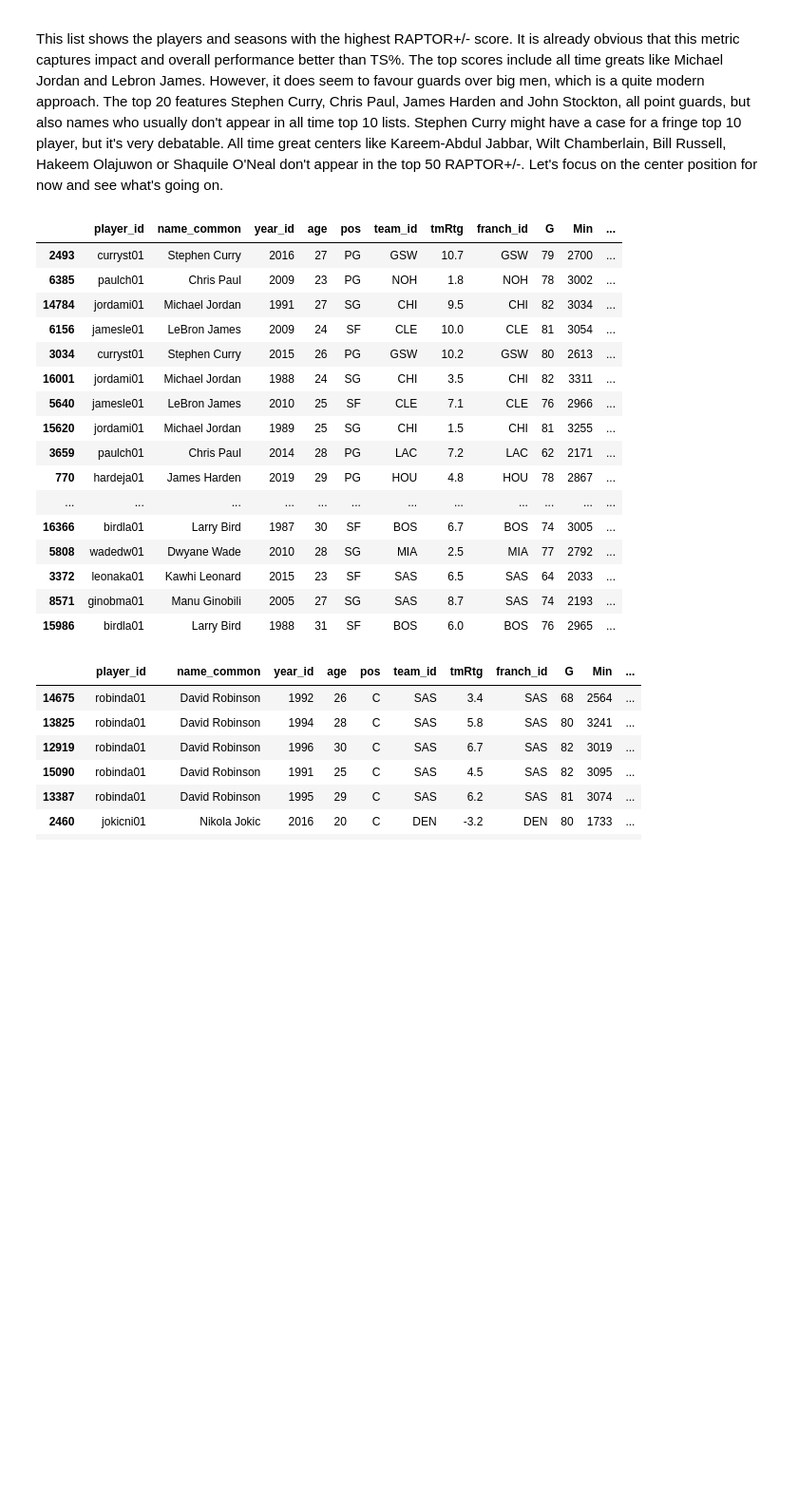
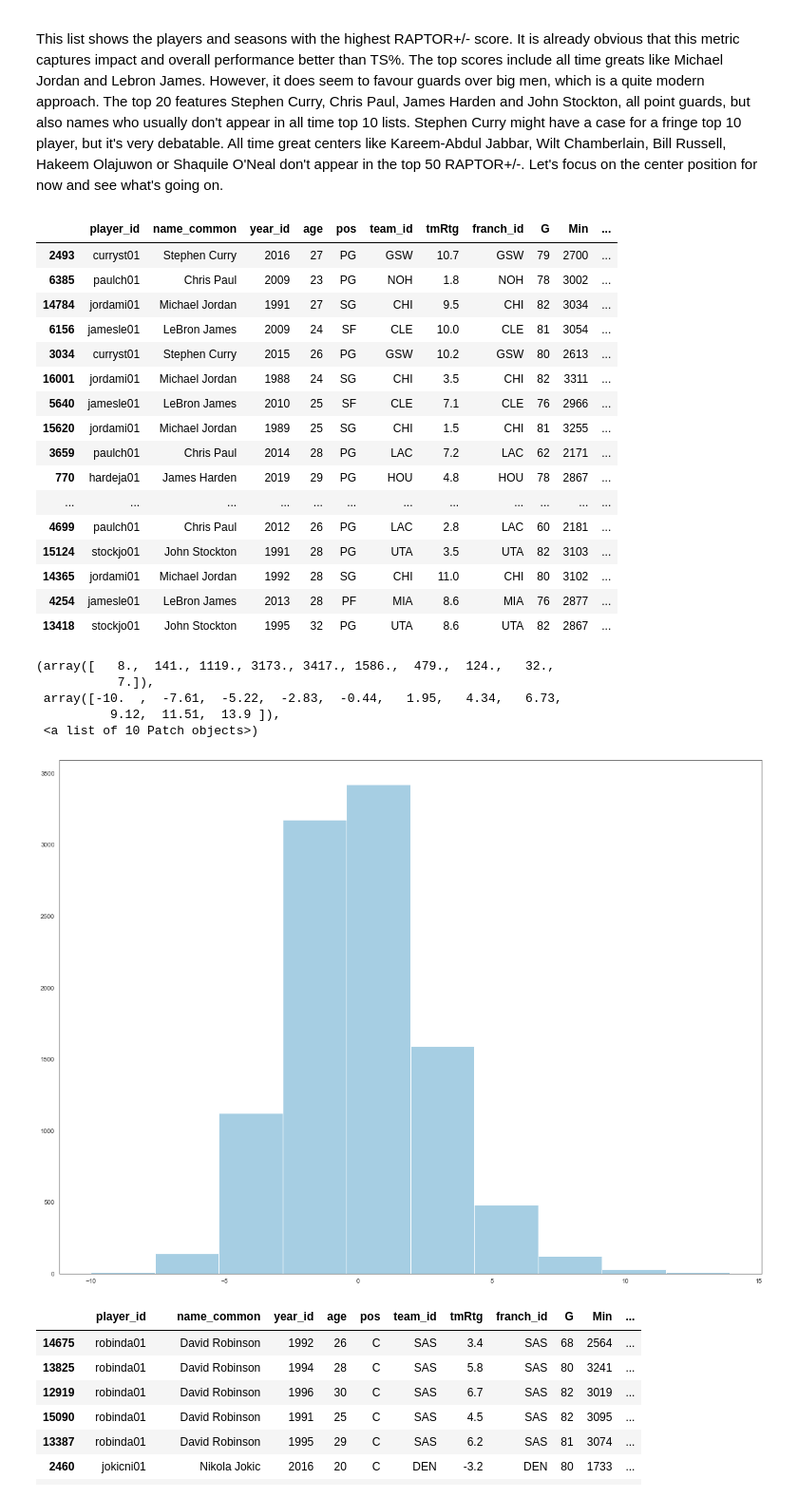
Before and after one commit to carl2727/NBA-data-analysis-project, a Jupyter notebook: 01.ipynb, the cells around one changed output. Shown at 95% size. Cells and saved outputs as stored; diff of their text form; code cells hidden in the pictures; blank space fills up the shorter version.

```diff
--- a/01.ipynb
+++ b/01.ipynb
@@ -16,6 +16,10 @@ import seaborn as sns
 from IPython.display import display
 
 pd.options.display.max_columns = None
+
+#seaborn settings
+sns.set_palette("Paired")
+sns.set_style("white")
 # %% [markdown]
 ### First impressions of the data
 
@@ -131,25 +135,32 @@ This list consists mostly of centers, which makes sense, because they tend to ta
 This list shows the players and seasons with the highest RAPTOR+/- score. It is already obvious that this metric captures impact and overall performance better than TS%. The top scores include all time greats like Michael Jordan and Lebron James. However, it does seem to favour guards over big men, which is a quite modern approach. The top 20 features Stephen Curry, Chris Paul, James Harden and John Stockton, all point guards, but also names who usually don't appear in all time top 10 lists. Stephen Curry might have a case for a fringe top 10 player, but it's very debatable. All time great centers like Kareem-Abdul Jabbar, Wilt Chamberlain, Bill Russell, Hakeem Olajuwon or Shaquile O'Neal don't appear in the top 50 RAPTOR+/-. Let's focus on the center position for now and see what's going on.
 # %%
 rap1 = nba1.sort_values(by=["Raptor+/-"], ascending=False)
-display(rap1.head(50))
+display(rap1.head(25))
+plt.hist(rap1["Raptor+/-"])
 # %% [output]
 |  | player_id | name_common | year_id | age | pos | team_id | tmRtg | franch_id | G | Min | ... |
 | 2493 | curryst01 | Stephen Curry | 2016 | 27 | PG | GSW | 10.7 | GSW | 79 | 2700 | ... |
 | 6385 | paulch01 | Chris Paul | 2009 | 23 | PG | NOH | 1.8 | NOH | 78 | 3002 | ... |
 | 14784 | jordami01 | Michael Jordan | 1991 | 27 | SG | CHI | 9.5 | CHI | 82 | 3034 | ... |
 | 6156 | jamesle01 | LeBron James | 2009 | 24 | SF | CLE | 10.0 | CLE | 81 | 3054 | ... |
 | 3034 | curryst01 | Stephen Curry | 2015 | 26 | PG | GSW | 10.2 | GSW | 80 | 2613 | ... |
 | 16001 | jordami01 | Michael Jordan | 1988 | 24 | SG | CHI | 3.5 | CHI | 82 | 3311 | ... |
 | 5640 | jamesle01 | LeBron James | 2010 | 25 | SF | CLE | 7.1 | CLE | 76 | 2966 | ... |
 | 15620 | jordami01 | Michael Jordan | 1989 | 25 | SG | CHI | 1.5 | CHI | 81 | 3255 | ... |
 | 3659 | paulch01 | Chris Paul | 2014 | 28 | PG | LAC | 7.2 | LAC | 62 | 2171 | ... |
 | 770 | hardeja01 | James Harden | 2019 | 29 | PG | HOU | 4.8 | HOU | 78 | 2867 | ... |
 | ... | ... | ... | ... | ... | ... | ... | ... | ... | ... | ... | ... |
-| 16366 | birdla01 | Larry Bird | 1987 | 30 | SF | BOS | 6.7 | BOS | 74 | 3005 | ... |
-| 5808 | wadedw01 | Dwyane Wade | 2010 | 28 | SG | MIA | 2.5 | MIA | 77 | 2792 | ... |
-| 3372 | leonaka01 | Kawhi Leonard | 2015 | 23 | SF | SAS | 6.5 | SAS | 64 | 2033 | ... |
-| 8571 | ginobma01 | Manu Ginobili | 2005 | 27 | SG | SAS | 8.7 | SAS | 74 | 2193 | ... |
-| 15986 | birdla01 | Larry Bird | 1988 | 31 | SF | BOS | 6.0 | BOS | 76 | 2965 | ... |
+| 4699 | paulch01 | Chris Paul | 2012 | 26 | PG | LAC | 2.8 | LAC | 60 | 2181 | ... |
+| 15124 | stockjo01 | John Stockton | 1991 | 28 | PG | UTA | 3.5 | UTA | 82 | 3103 | ... |
+| 14365 | jordami01 | Michael Jordan | 1992 | 28 | SG | CHI | 11.0 | CHI | 80 | 3102 | ... |
+| 4254 | jamesle01 | LeBron James | 2013 | 28 | PF | MIA | 8.6 | MIA | 76 | 2877 | ... |
+| 13418 | stockjo01 | John Stockton | 1995 | 32 | PG | UTA | 8.6 | UTA | 82 | 2867 | ... |
+(array([   8.,  141., 1119., 3173., 3417., 1586.,  479.,  124.,   32.,
+           7.]),
+ array([-10.  ,  -7.61,  -5.22,  -2.83,  -0.44,   1.95,   4.34,   6.73,
+          9.12,  11.51,  13.9 ]),
+ <a list of 10 Patch objects>)
+[figure, added]
 # %%
 rap_c1 = nba1[nba1["pos"] == "C"].sort_values(by=["Raptor+/-"], ascending=False)
 display(rap_c1.head(25))
```
Also changed, not shown: parts of 6 cells of this notebook.
